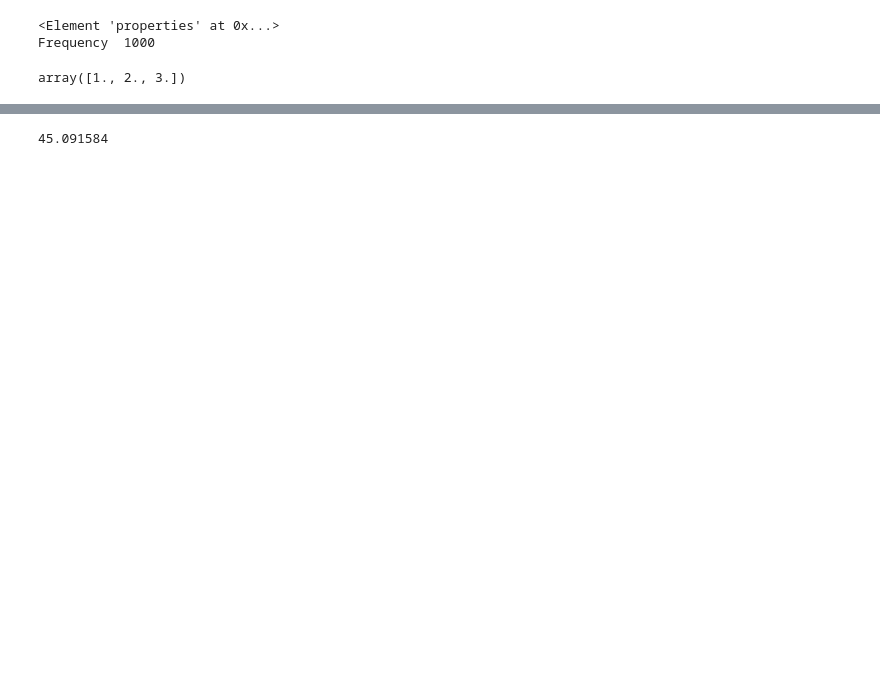
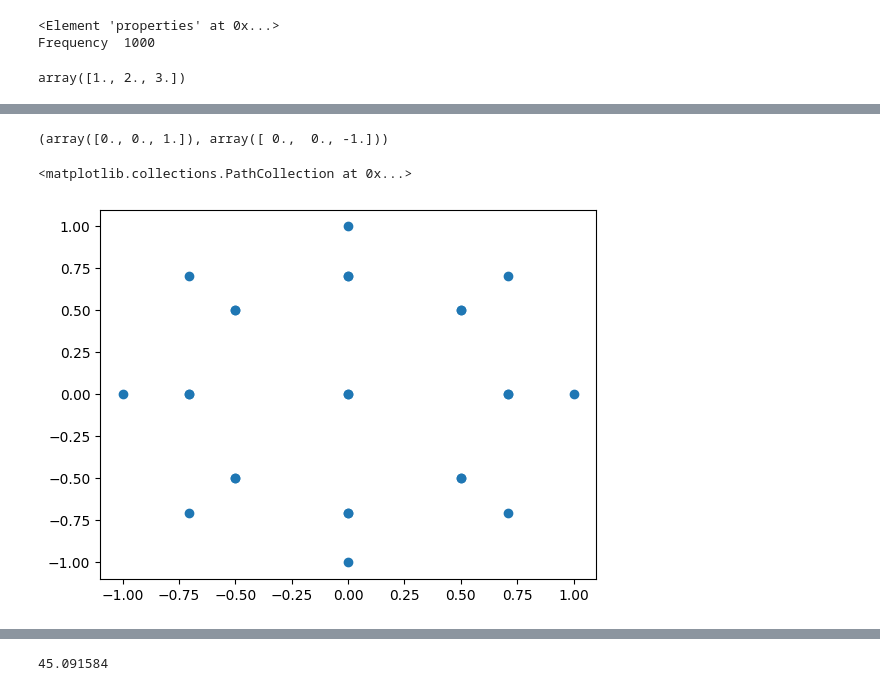
Before and after one commit to L-ED/RL_Drone, a Jupyter notebook: devel.ipynb, the cells around one changed output, grey strips where cells are left out. Cells and saved outputs as stored; diff of their text form; code cells hidden in the pictures; blank space fills up the shorter version.

```diff
--- a/devel.ipynb
+++ b/devel.ipynb
@@ -28,7 +26,7 @@ array([1., 2., 3.])
 from scipy.spatial.transform import Rotation as R
 import numpy as np
 # %%
-rot = R.from_euler("ZYX", np.array([0, 180, 0]), degrees=True)
+rot = R.from_euler("xyz", np.array([360, 0, 0]), degrees=True)
 # %%
 rot.apply([0, 0, 1])
 # %% [output]
@@ -35,0 +38,11 @@ array([ 1.2246468e-16,  0.0000000e+00, -1.0000000e+00])
+# %%
+points = [
+    np.array([0., 0., 1.]),
+    np.array([0., 0., -1.])
+]
+for pitch in np.linspace(180/4, 180 - 180/4, 3):
+    for yaw in np.linspace(0.0, 360 - 360/8, 8):
+        rot = R.from_euler("xyz", np.array([0, pitch, yaw]), degrees=True)
+        points.append(rot.apply([0, 0, 1]))
+
+points = np.array(points)
@@ -35,0 +91,4 @@ array([ 1.2246468e-16,  0.0000000e+00, -1.0000000e+00])
+# %%
+points[:2][0], points[:2][1]
+# %% [output]
+(array([0., 0., 1.]), array([ 0.,  0., -1.]))
@@ -35,0 +97,7 @@ array([ 1.2246468e-16,  0.0000000e+00, -1.0000000e+00])
+# %%
+fig = plt.figure()
+ax = fig.add_subplot()
+ax.scatter(points[:,0], points[:, 1])
+# %% [output]
+<matplotlib.collections.PathCollection at 0x...>
+[figure, added]
```
Also changed, not shown: parts of 25 cells of this notebook, 6 other files.
